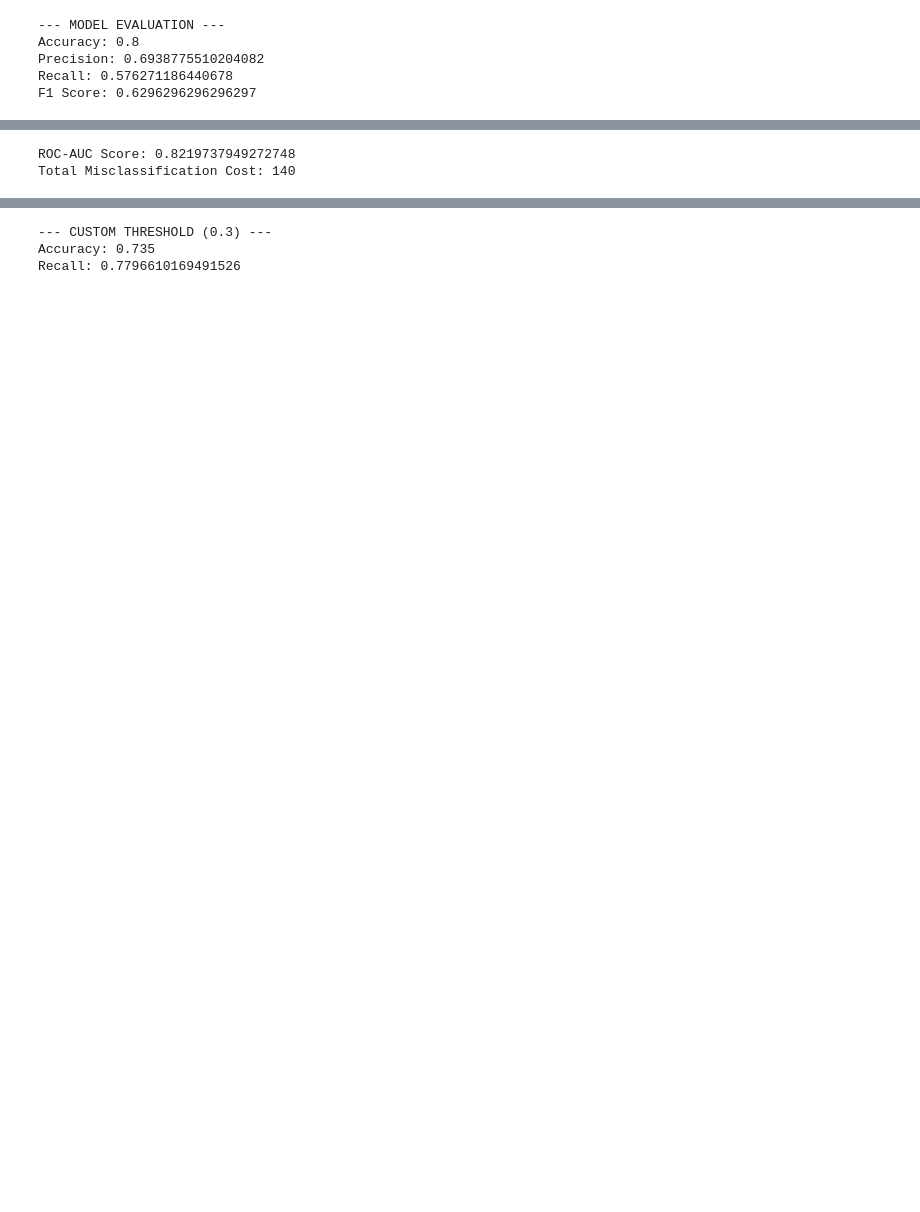
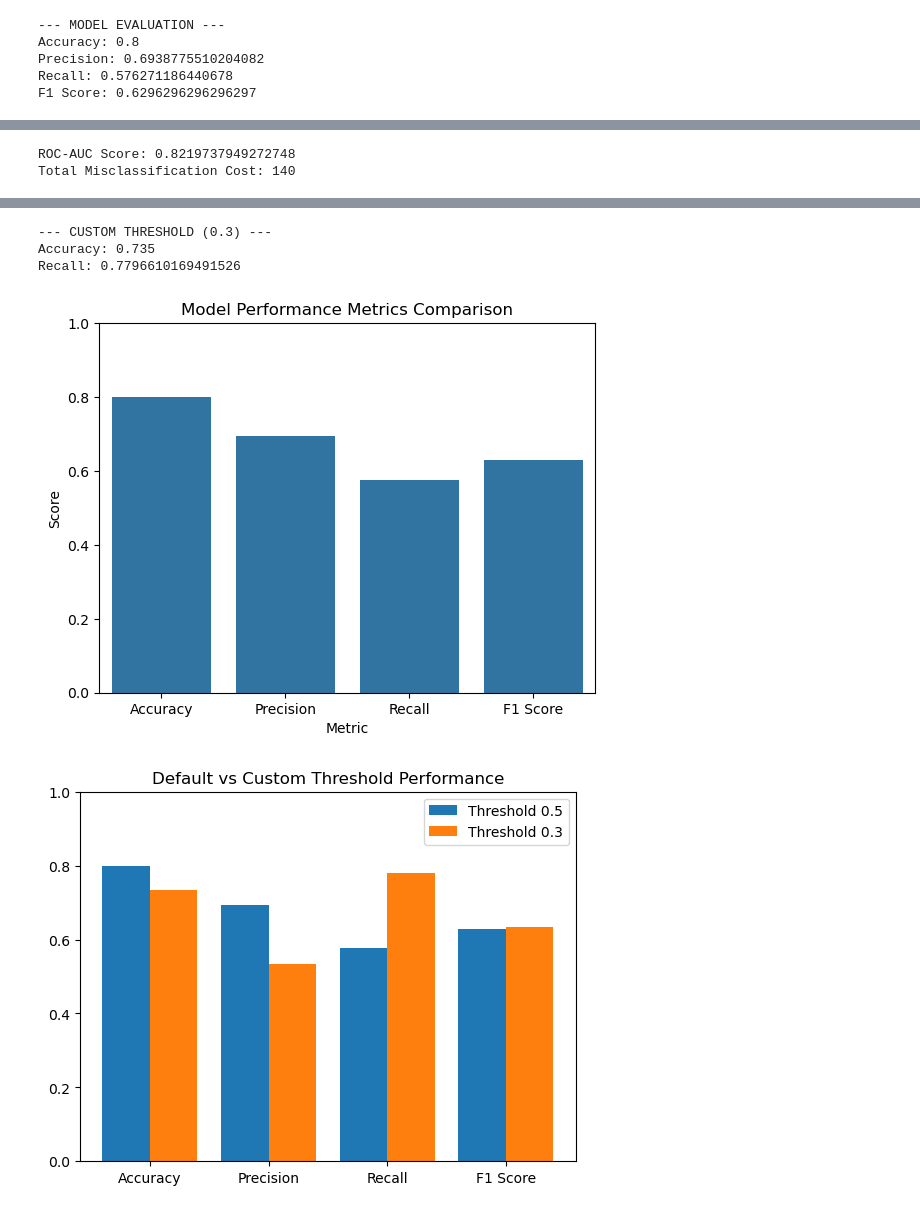
Before and after one commit to SachiniGayathma/loan-approval-predictor, a Jupyter notebook: notebooks/logistic_regression.ipynb, the cells around one changed output, grey strips where cells are left out. Saved outputs shown, nothing was run; the diff lists cells and outputs as text; code cells hidden in the pictures; blank space fills up the shorter version.

Commit message:
Implement feature X to enhance user experience and optimize performance

```diff
--- a/notebooks/logistic_regression.ipynb
+++ b/notebooks/logistic_regression.ipynb
@@ -215,36 +215,93 @@ y_pred_custom = (y_prob > 0.3).astype(int)
 print("\n--- CUSTOM THRESHOLD (0.3) ---")
 print("Accuracy:", accuracy_score(y_test, y_pred_custom))
 print("Recall:", recall_score(y_test, y_pred_custom))
+
+
+# ================================
+# 17. FINAL METRICS COMPARISON GRAPH
+# ================================
+
+# Store metrics
+metrics = {
+    "Accuracy": accuracy_score(y_test, y_pred),
+    "Precision": precision_score(y_test, y_pred),
+    "Recall": recall_score(y_test, y_pred),
+    "F1 Score": f1_score(y_test, y_pred)
+}
+
+# Convert to DataFrame
+metrics_df = pd.DataFrame(list(metrics.items()), columns=["Metric", "Score"])
+
+# Plot
+plt.figure()
+sns.barplot(x="Metric", y="Score", data=metrics_df)
+plt.title("Model Performance Metrics Comparison")
+plt.ylim(0, 1)
+plt.show()
+
+# ================================
+# 18. THRESHOLD COMPARISON GRAPH
+# ================================
+
+metrics_default = [
+    accuracy_score(y_test, y_pred),
+    precision_score(y_test, y_pred),
+    recall_score(y_test, y_pred),
+    f1_score(y_test, y_pred)
+]
+
+metrics_custom = [
+    accuracy_score(y_test, y_pred_custom),
+    precision_score(y_test, y_pred_custom),
+    recall_score(y_test, y_pred_custom),
+    f1_score(y_test, y_pred_custom)
+]
+
+labels = ["Accuracy", "Precision", "Recall", "F1 Score"]
+
+x = np.arange(len(labels))
+
+plt.figure()
+plt.bar(x - 0.2, metrics_default, width=0.4, label="Threshold 0.5")
+plt.bar(x + 0.2, metrics_custom, width=0.4, label="Threshold 0.3")
+
+plt.xticks(x, labels)
+plt.ylim(0, 1)
+plt.title("Default vs Custom Threshold Performance")
+plt.legend()
+plt.show()
 # %% [output]
   checking_account  duration credit_history purpose  credit_amount savings  \
 0              A11         6            A34     A43           1169     A65
 1              A12        48            A32     A43           5951     A61
 2              A14        12            A34     A46           2096     A61
 3              A11        42            A32     A42           7882     A61
 4              A11        24            A33     A40           4870     A61
 
   employment  installment_rate personal_status other_debtors  ...  property  \
 0        A75                 4             A93          A101  ...      A121
 1        A73                 2             A92          A101  ...      A121
 2        A74                 2             A93          A101  ...      A121
 3        A74                 2             A93          A103  ...      A122
 ... (46 lines left out)
 target
 1    700
 2    300
 Name: count, dtype: int64
 [figure]
 --- MODEL EVALUATION ---
 Accuracy: 0.8
 Precision: 0.6938775510204082
 Recall: 0.576271186440678
 F1 Score: 0.6296296296296297
 [figure]
 [figure]
 ROC-AUC Score: 0.8219737949272748
 Total Misclassification Cost: 140
 [figure]
 [figure]
 --- CUSTOM THRESHOLD (0.3) ---
 Accuracy: 0.735
 Recall: 0.7796610169491526
+[figure, added]
+[figure, added]
```
